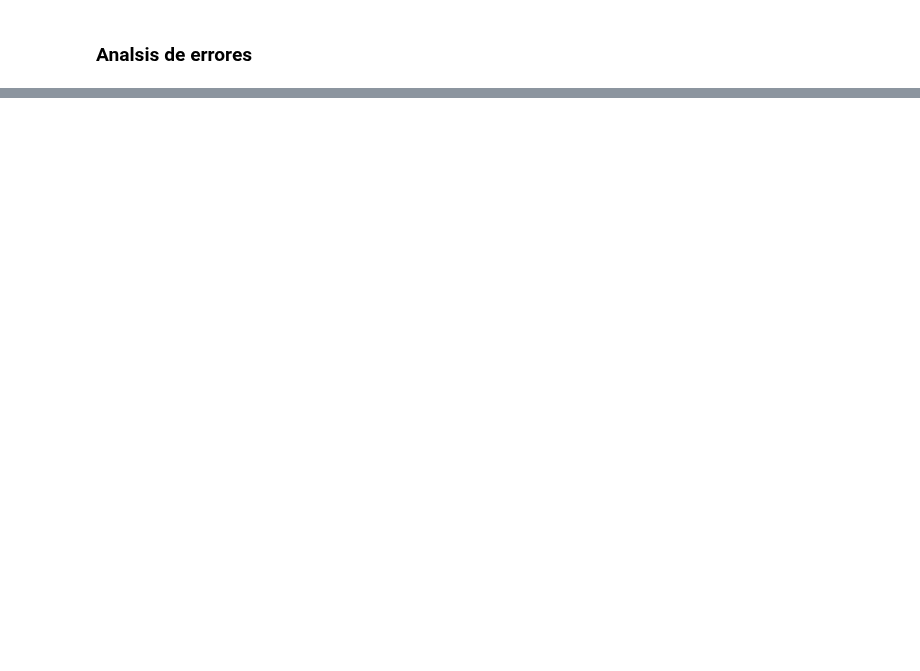
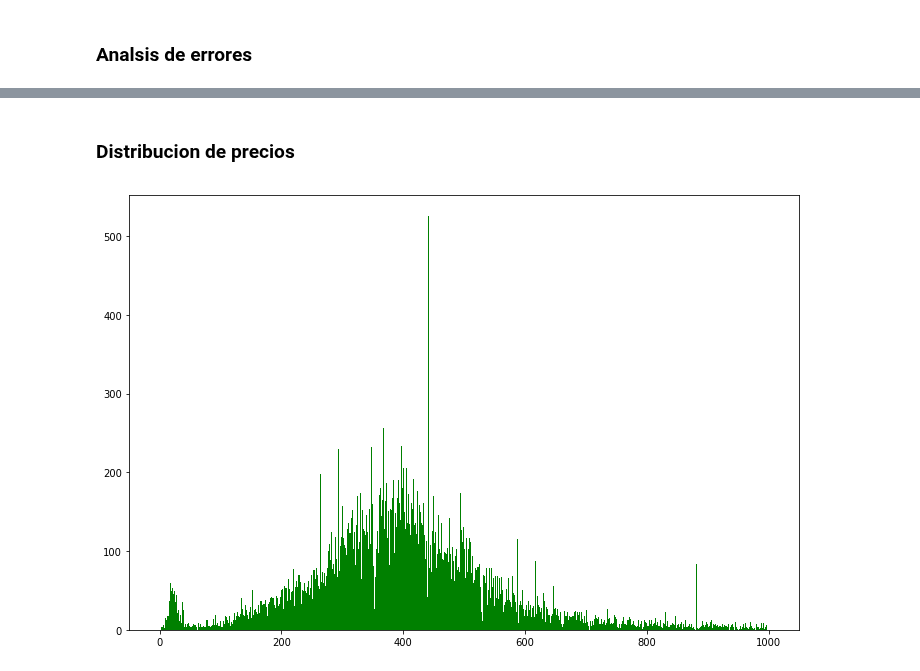
Before and after one commit to AlejandroDaneri/Machine-Learning-Properati, a Jupyter notebook: Random Forest.ipynb, the cells around one changed output, grey strips where cells are left out. Cells and saved outputs as stored; diff of their text form; code cells hidden in the pictures; blank space fills up the shorter version.

```diff
--- a/Random Forest.ipynb
+++ b/Random Forest.ipynb
@@ -43,0 +24,3 @@ memory usage: 9.6+ MB
+# %%
+properati.info()
+properati=properati.loc[properati.price_aprox_usd<1e6]
@@ -305,0 +238,11 @@ plt.show()
+# %% [markdown]
+###  Distribucion de precios
+# %%
+plt.figure(figsize=(12,8))
+cant_buckets=1000
+cantidad,rango = np.histogram(properati['price_usd_per_m2'], bins=cant_buckets)
+properati['categories_by_price']=pd.cut(properati['price_usd_per_m2'],rango,labels=np.arange(cant_buckets),include_lowest=True)
+plt.hist(properati.categories_by_price,cant_buckets,facecolor='green')
+plt.show()
+# %% [output]
+[figure, added]
```
Also changed, not shown: parts of 19 cells of this notebook, 2 other files.
